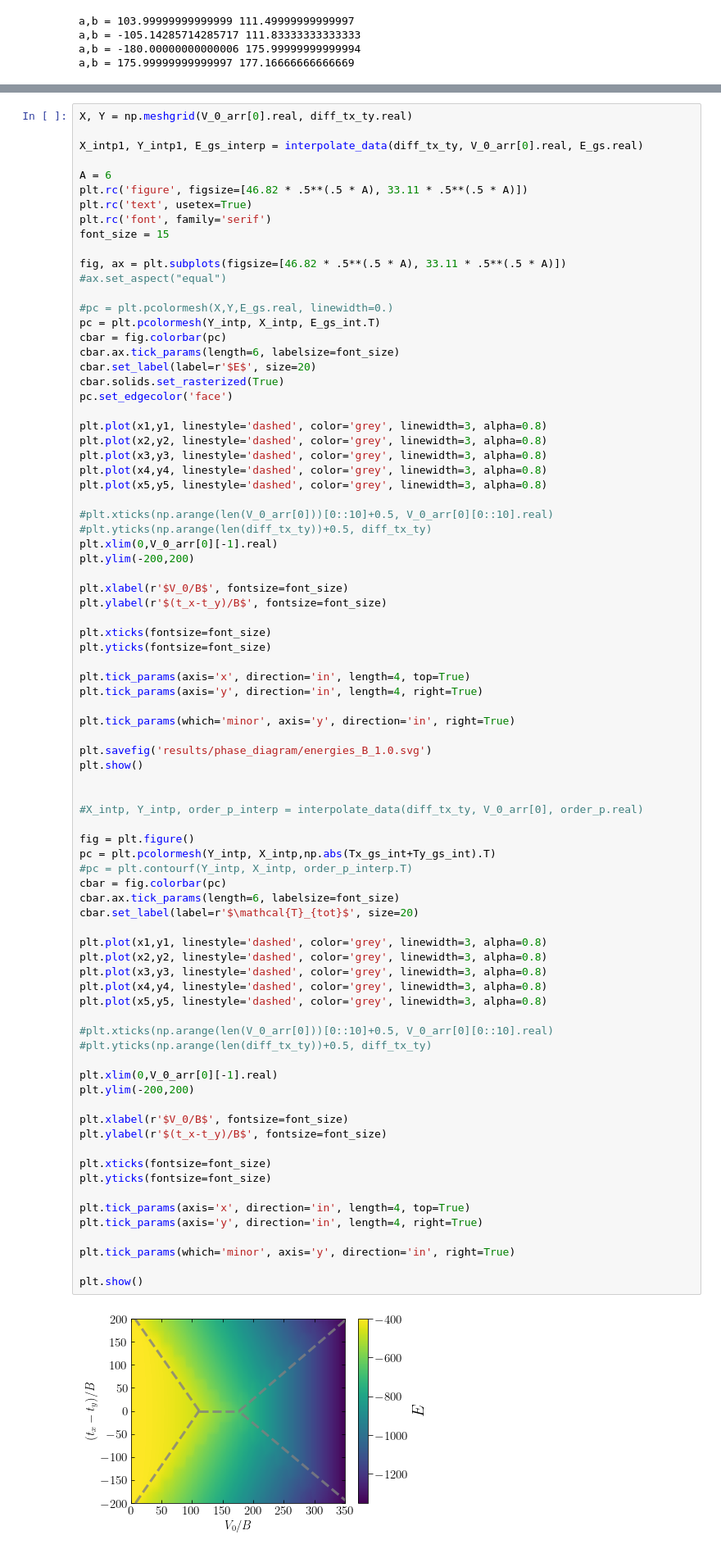
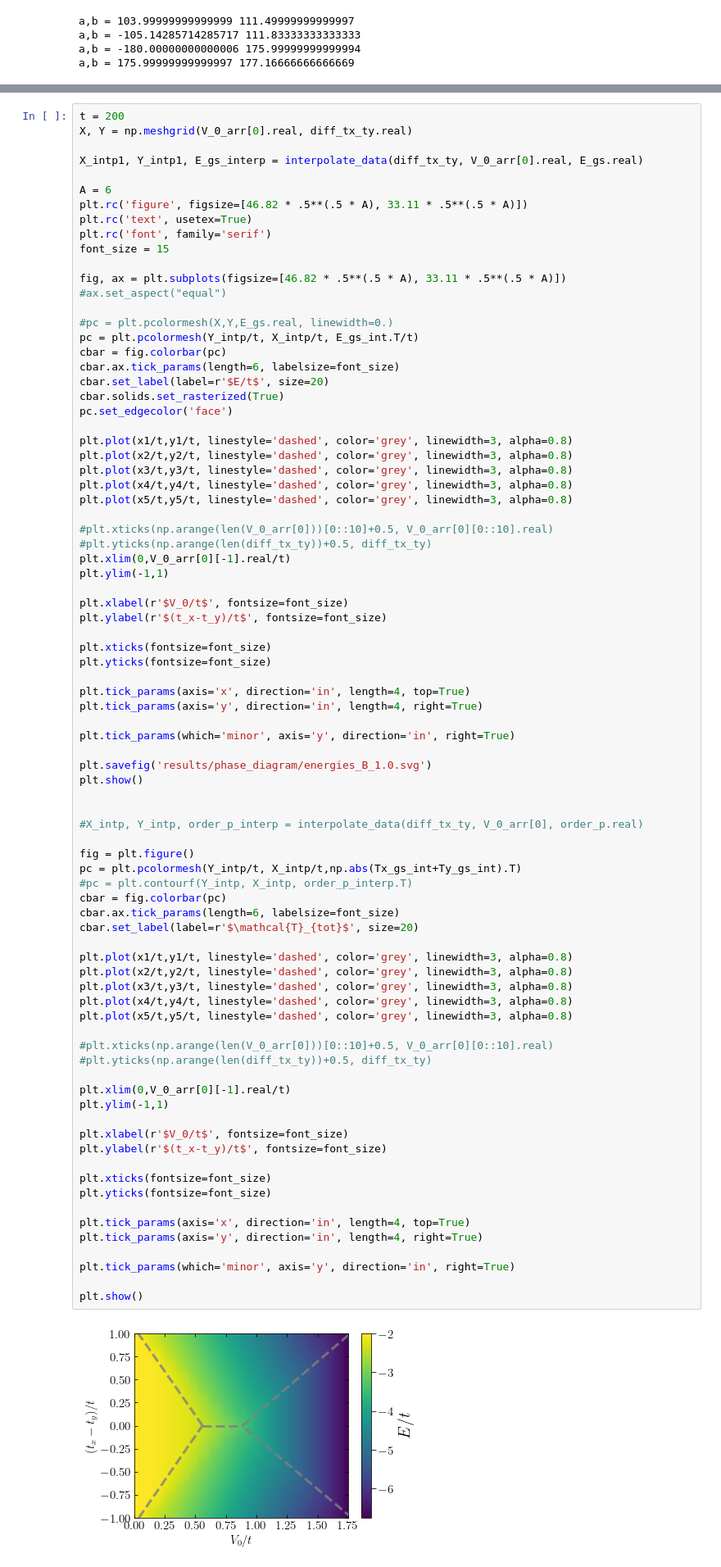
Before and after one commit to Progklui/rotor_lattice_models, a Jupyter notebook: phase_diag.ipynb, the cells around one changed output, grey strips where cells are left out. Shown: that part at 82% size. Saved outputs shown, nothing was run; the diff lists cells and outputs as text.

```diff
--- a/phase_diag.ipynb
+++ b/phase_diag.ipynb
@@ -398,4 +394,5 @@ for i in range(len(X_intp)):
 # %%
+t = 200
 X, Y = np.meshgrid(V_0_arr[0].real, diff_tx_ty.real)
 
 X_intp1, Y_intp1, E_gs_interp = interpolate_data(diff_tx_ty, V_0_arr[0].real, E_gs.real)
@@ -410,26 +407,26 @@ fig, ax = plt.subplots(figsize=[46.82 * .5**(.5 * A), 33.11 * .5**(.5 * A)])
 #ax.set_aspect("equal")
 
 #pc = plt.pcolormesh(X,Y,E_gs.real, linewidth=0.)
-pc = plt.pcolormesh(Y_intp, X_intp, E_gs_int.T)
+pc = plt.pcolormesh(Y_intp/t, X_intp/t, E_gs_int.T/t)
 cbar = fig.colorbar(pc)
 cbar.ax.tick_params(length=6, labelsize=font_size)
-cbar.set_label(label=r'$E$', size=20)
+cbar.set_label(label=r'$E/t$', size=20)
 cbar.solids.set_rasterized(True)
 pc.set_edgecolor('face')
 
-plt.plot(x1,y1, linestyle='dashed', color='grey', linewidth=3, alpha=0.8)
-plt.plot(x2,y2, linestyle='dashed', color='grey', linewidth=3, alpha=0.8)
-plt.plot(x3,y3, linestyle='dashed', color='grey', linewidth=3, alpha=0.8)
-plt.plot(x4,y4, linestyle='dashed', color='grey', linewidth=3, alpha=0.8)
-plt.plot(x5,y5, linestyle='dashed', color='grey', linewidth=3, alpha=0.8)
+plt.plot(x1/t,y1/t, linestyle='dashed', color='grey', linewidth=3, alpha=0.8)
+plt.plot(x2/t,y2/t, linestyle='dashed', color='grey', linewidth=3, alpha=0.8)
+plt.plot(x3/t,y3/t, linestyle='dashed', color='grey', linewidth=3, alpha=0.8)
+plt.plot(x4/t,y4/t, linestyle='dashed', color='grey', linewidth=3, alpha=0.8)
+plt.plot(x5/t,y5/t, linestyle='dashed', color='grey', linewidth=3, alpha=0.8)
 
 #plt.xticks(np.arange(len(V_0_arr[0]))[0::10]+0.5, V_0_arr[0][0::10].real)
 #plt.yticks(np.arange(len(diff_tx_ty))+0.5, diff_tx_ty)
-plt.xlim(0,V_0_arr[0][-1].real)
-plt.ylim(-200,200)
+plt.xlim(0,V_0_arr[0][-1].real/t)
+plt.ylim(-1,1)
 
-plt.xlabel(r'$V_0/B$', fontsize=font_size)
-plt.ylabel(r'$(t_x-t_y)/B$', fontsize=font_size)
+plt.xlabel(r'$V_0/t$', fontsize=font_size)
+plt.ylabel(r'$(t_x-t_y)/t$', fontsize=font_size)
 
 plt.xticks(fontsize=font_size)
 plt.yticks(fontsize=font_size)
@@ -440,41 +437,41 @@ plt.tick_params(axis='y', direction='in', length=4, right=True)
 plt.tick_params(which='minor', axis='y', direction='in', right=True)
 
 plt.savefig('results/phase_diagram/energies_B_1.0.svg')
 plt.show()
 
 
 #X_intp, Y_intp, order_p_interp = interpolate_data(diff_tx_ty, V_0_arr[0], order_p.real)
 
 fig = plt.figure()
-pc = plt.pcolormesh(Y_intp, X_intp,np.abs(Tx_gs_int+Ty_gs_int).T)
+pc = plt.pcolormesh(Y_intp/t, X_intp/t,np.abs(Tx_gs_int+Ty_gs_int).T)
 #pc = plt.contourf(Y_intp, X_intp, order_p_interp.T)
 cbar = fig.colorbar(pc)
 cbar.ax.tick_params(length=6, labelsize=font_size)
 cbar.set_label(label=r'$\mathcal{T}_{tot}$', size=20)
 
-plt.plot(x1,y1, linestyle='dashed', color='grey', linewidth=3, alpha=0.8)
-plt.plot(x2,y2, linestyle='dashed', color='grey', linewidth=3, alpha=0.8)
-plt.plot(x3,y3, linestyle='dashed', color='grey', linewidth=3, alpha=0.8)
-plt.plot(x4,y4, linestyle='dashed', color='grey', linewidth=3, alpha=0.8)
-plt.plot(x5,y5, linestyle='dashed', color='grey', linewidth=3, alpha=0.8)
+plt.plot(x1/t,y1/t, linestyle='dashed', color='grey', linewidth=3, alpha=0.8)
+plt.plot(x2/t,y2/t, linestyle='dashed', color='grey', linewidth=3, alpha=0.8)
+plt.plot(x3/t,y3/t, linestyle='dashed', color='grey', linewidth=3, alpha=0.8)
+plt.plot(x4/t,y4/t, linestyle='dashed', color='grey', linewidth=3, alpha=0.8)
+plt.plot(x5/t,y5/t, linestyle='dashed', color='grey', linewidth=3, alpha=0.8)
 
 #plt.xticks(np.arange(len(V_0_arr[0]))[0::10]+0.5, V_0_arr[0][0::10].real)
 #plt.yticks(np.arange(len(diff_tx_ty))+0.5, diff_tx_ty)
 
-plt.xlim(0,V_0_arr[0][-1].real)
-plt.ylim(-200,200)
+plt.xlim(0,V_0_arr[0][-1].real/t)
+plt.ylim(-1,1)
 
-plt.xlabel(r'$V_0/B$', fontsize=font_size)
-plt.ylabel(r'$(t_x-t_y)/B$', fontsize=font_size)
+plt.xlabel(r'$V_0/t$', fontsize=font_size)
+plt.ylabel(r'$(t_x-t_y)/t$', fontsize=font_size)
 
 plt.xticks(fontsize=font_size)
 plt.yticks(fontsize=font_size)
 
 plt.tick_params(axis='x', direction='in', length=4, top=True)
 plt.tick_params(axis='y', direction='in', length=4, right=True)
 
 plt.tick_params(which='minor', axis='y', direction='in', right=True)
 
 plt.show()
 # %% [output]
-[figure, old version]
+[figure, new version]
```
Also changed, not shown: parts of 2 cells of this notebook.
